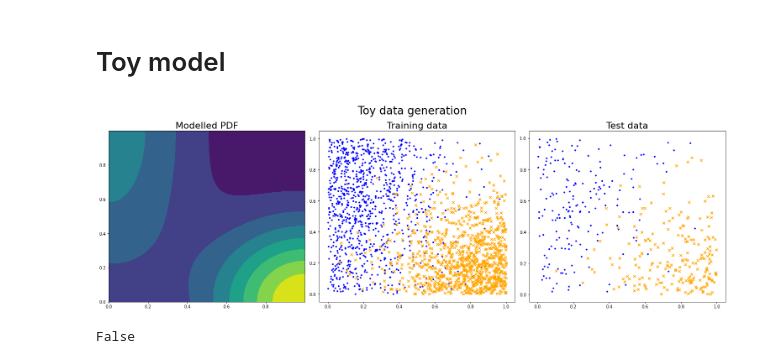
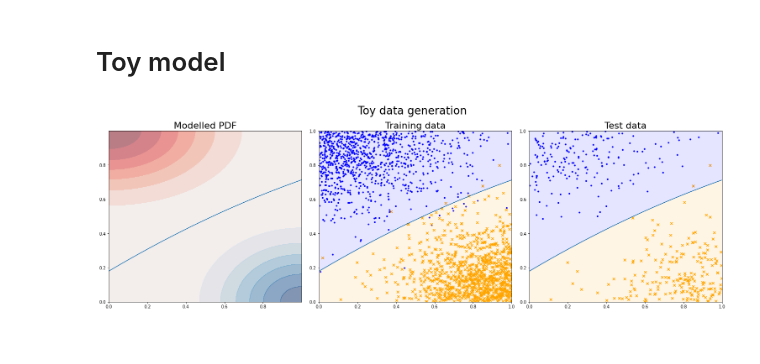
Before and after one commit to jtfreitas/QInfo_Final, a Jupyter notebook: FRUIT2.ipynb, the cells around one changed output. Cells and saved outputs as stored; diff of their text form; code cells hidden in the pictures.

```diff
--- a/FRUIT2.ipynb
+++ b/FRUIT2.ipynb
@@ -367,54 +380,83 @@ pos = np.dstack([xi, yi])
 f_val = mv_norm.pdf(pos, mean=[0,0], cov=np.array([[1,1],[1,1]]), allow_singular=True)
 # %%
 from sklearn.model_selection import train_test_split
+from matplotlib import cm
+import matplotlib.pyplot as plt
+from scipy.optimize import curve_fit
+%matplotlib inline
+
+
 unit_sq = np.mgrid[0:1:.001, 0:1:.001]
 pos = np.dstack(unit_sq)
-rv_tL = mv_norm([0., 1.], [[0.1, 0], [0, 0.5]]) #top-Left gaussian
-rv_bR = mv_norm([1., 0.], [[0.1, 0], [0, 0.1]]) #bottom-Right gaussian
+rv_tL = mv_norm([0., 1.], [[0.125, 0], [0., 0.05]]) #top-Left gaussian
+rv_bR = mv_norm([1., 0.], [[0.075, 0], [0., 0.05]]) #bottom-Right gaussian
+#Finding the classification bound
+dist1 = rv_tL.pdf(pos)
+dist2 = rv_bR.pdf(pos)
+diff_dist = dist1 - dist2
+mask_arr = np.abs(diff_dist) < 1e-4 # Tolerance
+zero_line = np.where(mask_arr, dist1, 0)
+x_idx, y_idx = np.nonzero(zero_line)
+x_vals, y_vals = unit_sq[0,x_idx][:,0], unit_sq[1,:,y_idx][:,0]
 
-mask_arr = rv_tL.pdf(pos) == rv_bR.pdf(pos)
+#perform quick quadratic fit
+def f2(x,a,b,c):
+    return a*x**2 + b*x + c
 
-decision_bound = pos[mask_arr]
+(a_opt, b_opt, c_opt), cov = curve_fit(f2, x_vals, y_vals)
+y_est = f2(x_vals, a_opt, b_opt, c_opt)
 
+#Generate samples.
+#samples are filtered to be within the unit_square
 no_samples = 10000
-x1, y1 = rv_tL.rvs(no_points, random_state=123), np.zeros(no_points)
+x1, y1 = rv_tL.rvs(no_samples, random_state=123), np.zeros(no_samples)
 x1 = x1[np.array([all([x_1 > 0, x_1 < 1, x_2 > 0, x_2 < 1]) for x_1, x_2 in x1])]
-x2, y2 = rv_bR.rvs(no_points, random_state=123),  np.ones(no_points)
+x2, y2 = rv_bR.rvs(no_samples, random_state=123),  np.ones(no_samples)
 x2 = x2[np.array([all([x_1 > 0, x_1 < 1, x_2 > 0, x_2 < 1]) for x_1, x_2 in x2])]
 
+#Filter samples to a maximum of 1000 and stack them
 max_pts = 1000
 x1, y1 = x1[:max_pts], y1[:max_pts]
 x2, y2 = x2[:max_pts], y2[:max_pts]
-
 x, y = np.vstack([x1,x2]), np.vstack([y1,y2]).flatten()
 
+#Generate random shuffler for the data
 shuffler = np.random.permutation(len(x))
 
+#shuffle and split data into training and test sets.
 x, y = x[shuffler], y[shuffler]
-
 x_train, x_test, y_train, y_test = train_test_split(x, y, test_size=0.2, random_state=420)
 
-
+#First plot: the pdfs used to generate data, and the learning bound
 fig = plt.figure(figsize=(21,7), tight_layout='pad')
 ax1 = fig.add_subplot(131)
-ax1.contourf(*unit_sq, rv_tL.pdf(pos)+rv_bR.pdf(pos))
-ax1.scatter(*decision_bound.T)
+ax1.contourf(*unit_sq, rv_tL.pdf(pos), cmap=cm.Reds)
+ax1.contourf(*unit_sq, rv_bR.pdf(pos), cmap=cm.Blues, alpha=0.5)
+ax1.plot(x_vals, y_est)
 ax1.set_title('Modelled PDF', fontsize=22)
 
+#Second plot: training data
 ax2 = fig.add_subplot(132)
-ax2.scatter(*x1.T[:50], marker='.', color='blue')
-ax2.scatter(*x2.T[:50], marker='x', color='orange')
+ax2.scatter(*x1.T, marker='.', color='blue')
+ax2.scatter(*x2.T, marker='x', color='orange')
+ax2.plot(x_vals, y_est)
+
 ax2.set_title('Training data', fontsize=22)
 
+#Third plot: test data
 ax3 = fig.add_subplot(133)
 ax3.scatter(*x_test[y_test == 0].T, marker = '.', color = 'blue')
 ax3.scatter(*x_test[y_test == 1].T, marker = 'x', color = 'orange')
+ax3.plot(x_vals, y_est)
 ax3.set_title('Test data', fontsize=22)
 fig.suptitle('Toy data generation', fontsize=26)
 fig.show()
+
+#Draw the separating plane
+for ax in (ax2,ax3):
+    ax.fill_between(x_vals, y_est, 0, color='orange', alpha=0.1)
+    ax.fill_between(x_vals, y_est, 1, color='blue', alpha= 0.1)
+    ax.set_xlim(0,1)
+    ax.set_ylim(0,1)
 # %% [output]
-[figure, old version]
+[figure, new version]
-# %%
-mask_arr
-# %% [output]
-False
```
Also changed, not shown: parts of 8 cells of this notebook, 1 other file.
